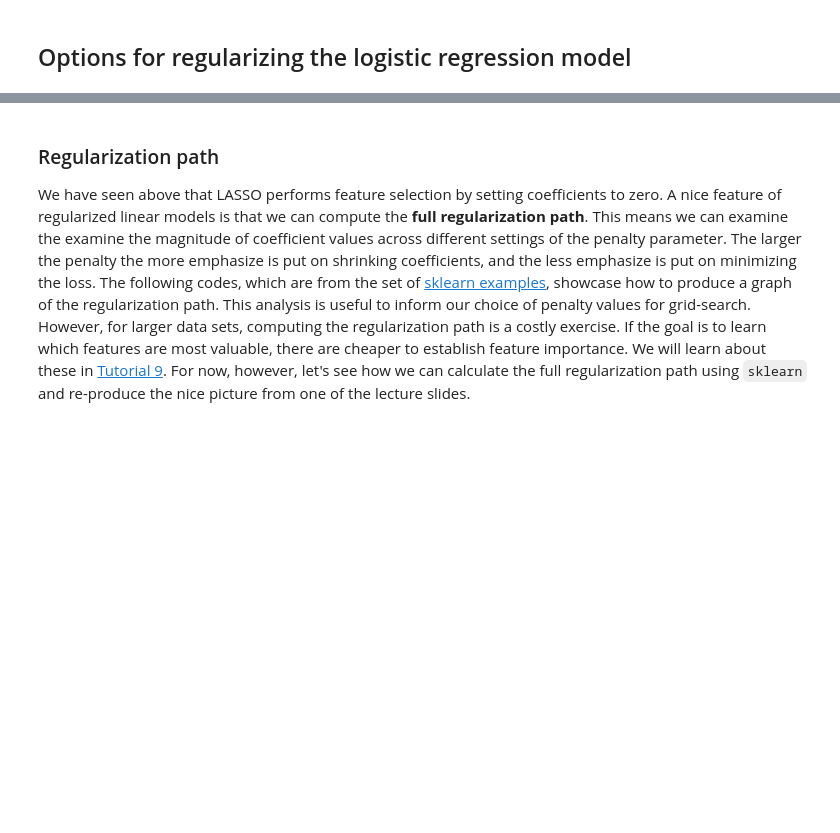
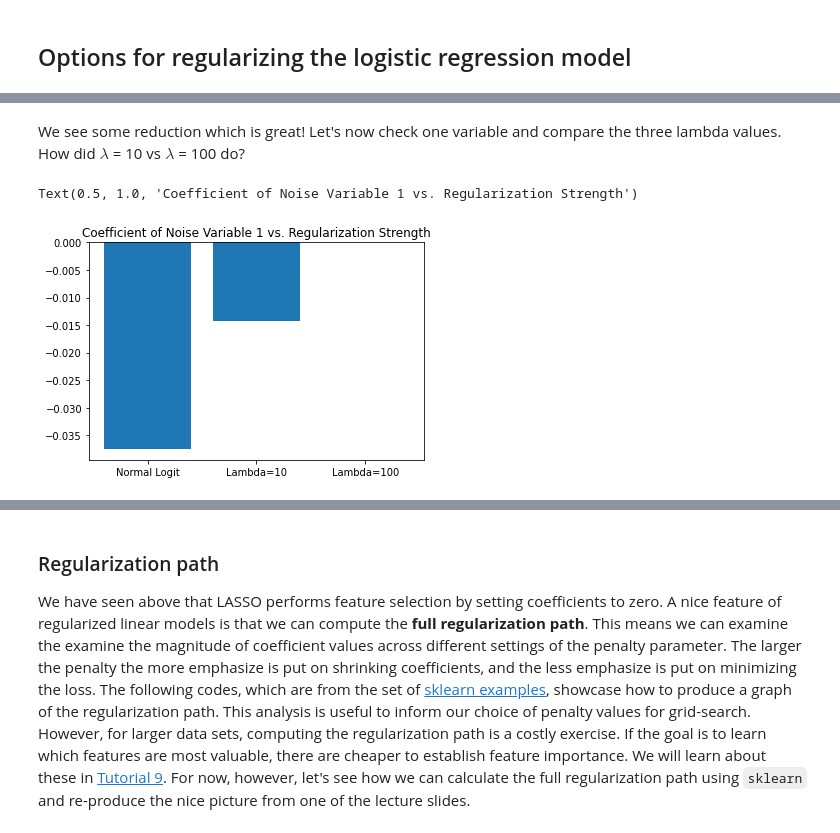
Before and after one commit to Humboldt-WI/bads, a Jupyter notebook: tutorials/7_nb_model_selection.ipynb, the cells around one changed output, grey strips where cells are left out. Cells and saved outputs as stored; diff of their text form; code cells hidden in the pictures; blank space fills up the shorter version.

```diff
--- a/tutorials/7_nb_model_selection.ipynb
+++ b/tutorials/7_nb_model_selection.ipynb
@@ -98,0 +268,10 @@ idea of regularization is to introduce bias to reduce variance. Can we confirm t
+# %% [markdown]
+We see some reduction which is great! Let's now check one variable and compare the three lambda values. How did $ \lambda $ = 10 vs $ \lambda $ = 100 do?
+# %%
+labels = ["Normal Logit", "Lambda=10", "Lambda=100"]
+data = [logit.coef_[0][19], lasso_med.coef_[0][19], lasso_strong.coef_[0][19]]
+plt.bar(labels, data)
+plt.title("Coefficient of Noise Variable 1 vs. Regularization Strength")
+# %% [output]
+Text(0.5, 1.0, 'Coefficient of Noise Variable 1 vs. Regularization Strength')
+[figure, added]
```
Also changed, not shown: parts of 95 cells of this notebook.
